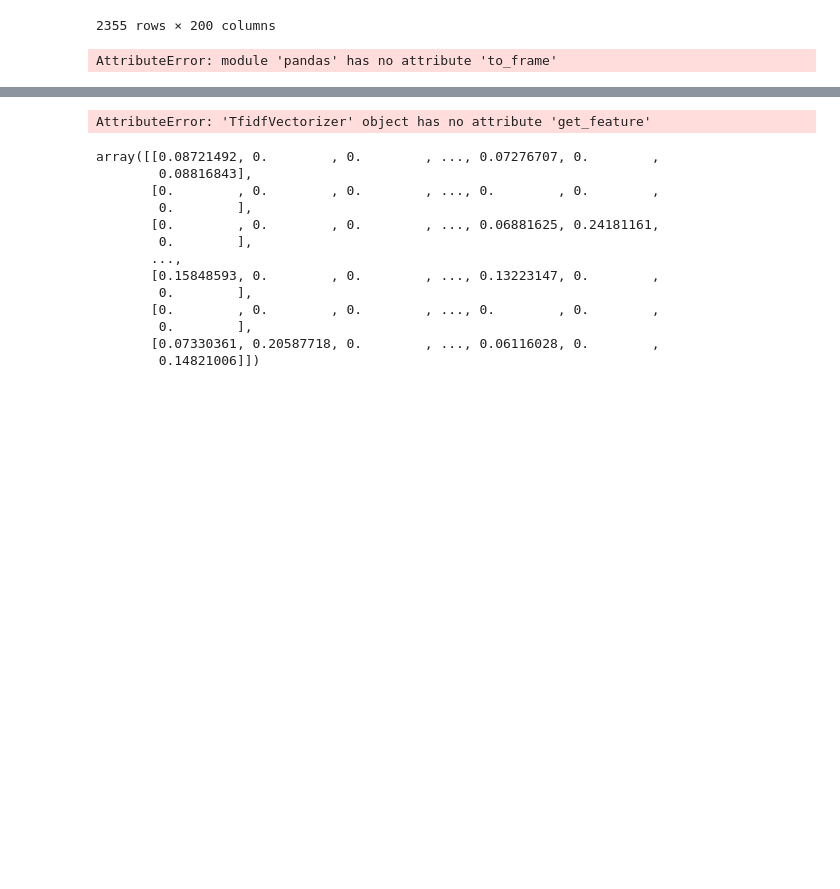
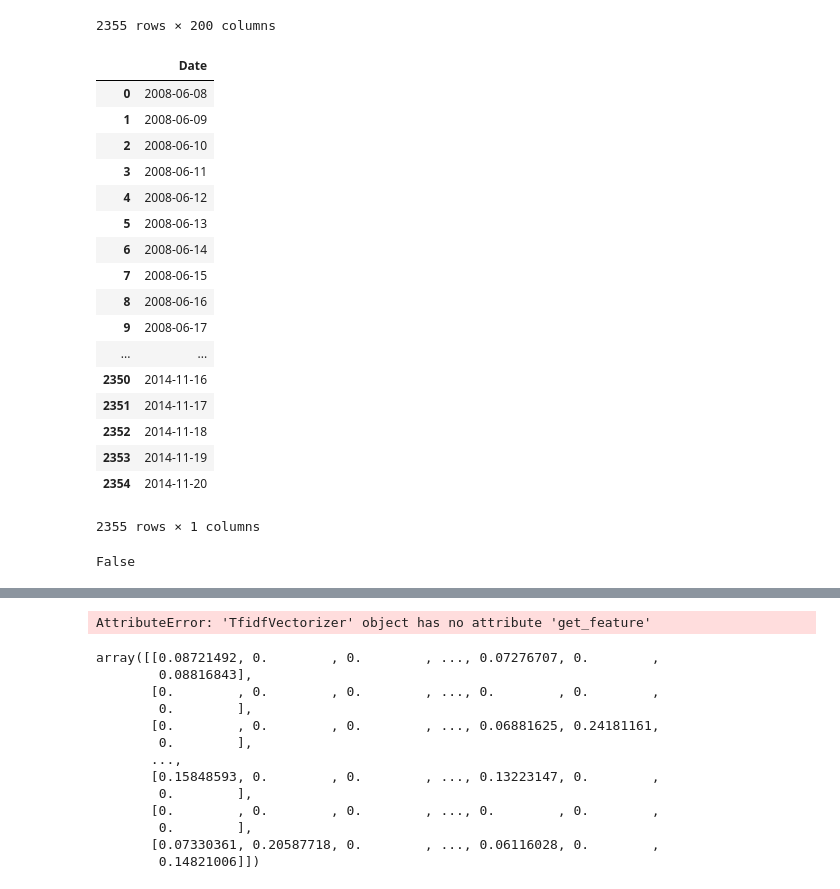
Before and after one commit to mackdelany/NLP-stock-price-prediction, a Jupyter notebook: notebooks/News Processing.ipynb, the cells around one changed output, grey strips where cells are left out. Cells and saved outputs as stored; diff of their text form; code cells hidden in the pictures; blank space fills up the shorter version.

Commit message:
Column name

```diff
--- a/notebooks/News Processing.ipynb
+++ b/notebooks/News Processing.ipynb
@@ -94,4 +94,25 @@ text_features
 | 2353 | 0.000000 | 0.000000 | 0.000000 | 0.000000 | 0.000000 | 0.000000 | 0.000000 | 0.000000 | 0.000000 | 0.000000 | ... | ... |
 | 2354 | 0.073304 | 0.205877 | 0.000000 | 0.000000 | 0.000000 | 0.000000 | 0.000000 | 0.225982 | 0.000000 | 0.000000 | ... | ... |
 2355 rows × 200 columns
+# %%
+pd.Series(news.Date.unique()).to_frame(name='Date')
+# %% [output]
+|  | Date |
+| 0 | 2008-06-08 |
+| 1 | 2008-06-09 |
+| 2 | 2008-06-10 |
+| 3 | 2008-06-11 |
+| 4 | 2008-06-12 |
+| 5 | 2008-06-13 |
+| 6 | 2008-06-14 |
+| 7 | 2008-06-15 |
+| 8 | 2008-06-16 |
+| 9 | 2008-06-17 |
+| ... | ... |
+| 2350 | 2014-11-16 |
+| 2351 | 2014-11-17 |
+| 2352 | 2014-11-18 |
+| 2353 | 2014-11-19 |
+| 2354 | 2014-11-20 |
+2355 rows × 1 columns
 # %%
@@ -99,7 +120,7 @@ text_features = pd.concat([news.Date, text_features], axis=1)
-# %%
-pd.to_frame(news.Date.unique())
-# %% [output]
-AttributeError: module 'pandas' has no attribute 'to_frame'
+# %%
+text_features.isna().any().any()
+# %% [output]
+False
 # %%
 export = labels[['Date', 'Label']]
 # %%
```
Also changed, not shown: parts of 2 cells of this notebook, 1 other file.
